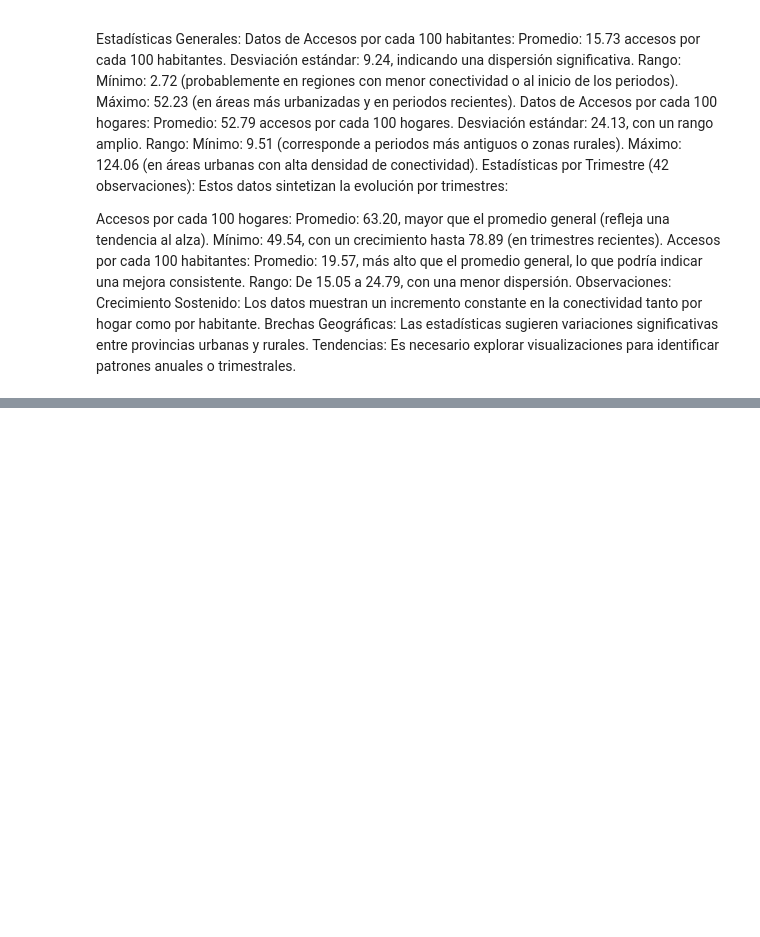
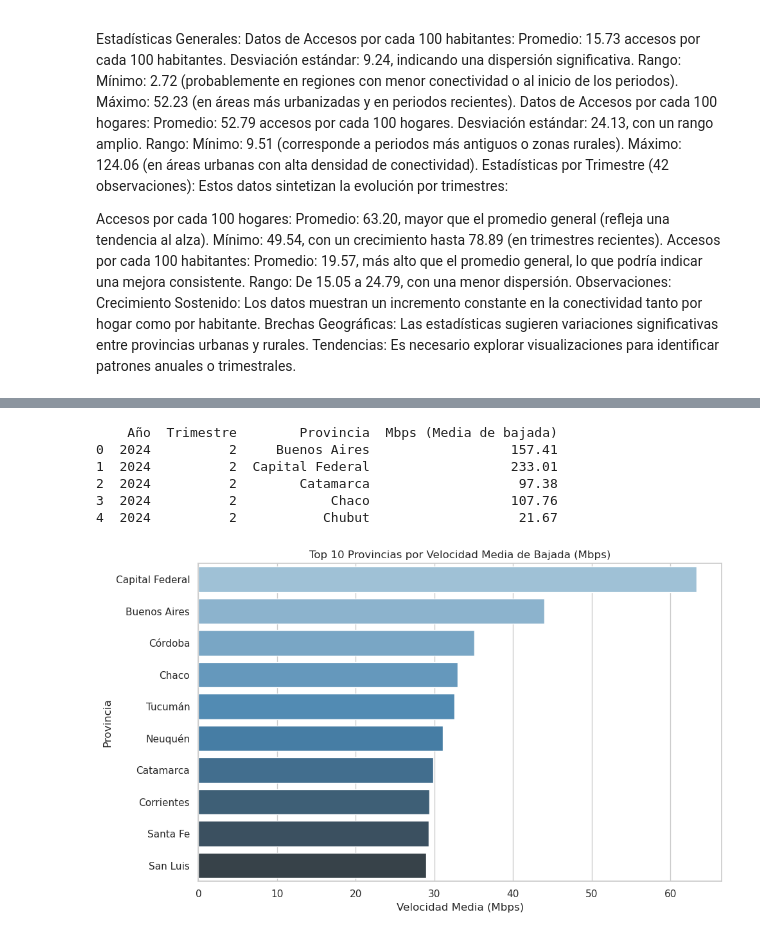
Before and after one commit to carladanie11/DataScienceProyecto2, a Jupyter notebook: notebooks/eda.ipynb, the cells around one changed output, grey strips where cells are left out. Saved outputs shown, nothing was run; the diff lists cells and outputs as text; code cells hidden in the pictures; blank space fills up the shorter version.

```diff
--- a/notebooks/eda.ipynb
+++ b/notebooks/eda.ipynb
@@ -224,0 +470,34 @@ El notebook incluirá celdas Markdown con explicaciones claras para cada paso, r
+# %%
+# Carga el archivo CSV correspondiente (ajusta la ruta según tu archivo)
+velocidad_por_provincia = pd.read_csv("Velocidad_por_provincia_limpio.csv")
+
+# Visualiza las primeras filas para verificar que todo esté correcto
+print(velocidad_por_provincia.head())
+# %% [output]
+    Año  Trimestre        Provincia  Mbps (Media de bajada)
+0  2024          2     Buenos Aires                  157.41
+1  2024          2  Capital Federal                  233.01
+2  2024          2        Catamarca                   97.38
+3  2024          2            Chaco                  107.76
+4  2024          2           Chubut                   21.67
+# %%
+# Crear un gráfico de barras horizontales
+plt.figure(figsize=(10, 6))
+sns.barplot(
+    data=velocidad_top10,
+    y="Provincia",
+    x="Mbps (Media de bajada)",
+    palette="Blues_d",
+    hue="Provincia",  # Se asigna `hue` explícitamente
+    dodge=False,      # Evita desplazamiento
+    legend=False      # Desactiva la leyenda
+)
+
+# Mejorar diseño del gráfico
+plt.title("Top 10 Provincias por Velocidad Media de Bajada (Mbps)")
+plt.xlabel("Velocidad Media (Mbps)")
+plt.ylabel("Provincia")
+plt.tight_layout()
+plt.show()
+# %% [output]
+[figure, added]
```
Also changed, not shown: parts of 64 cells of this notebook, 1 other file.
